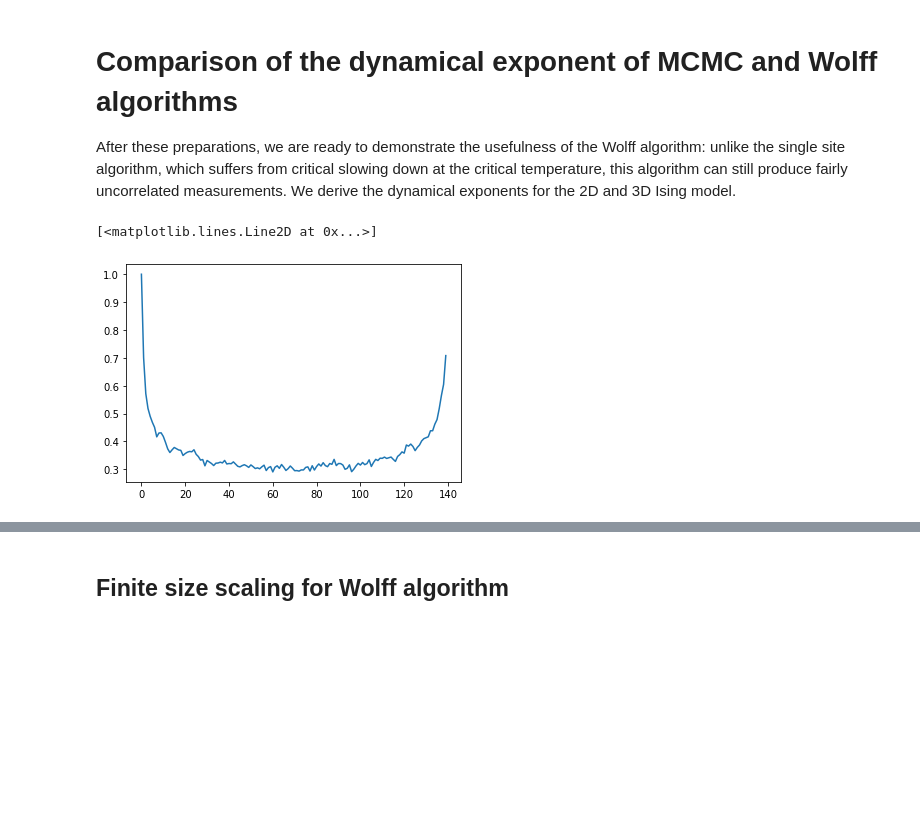
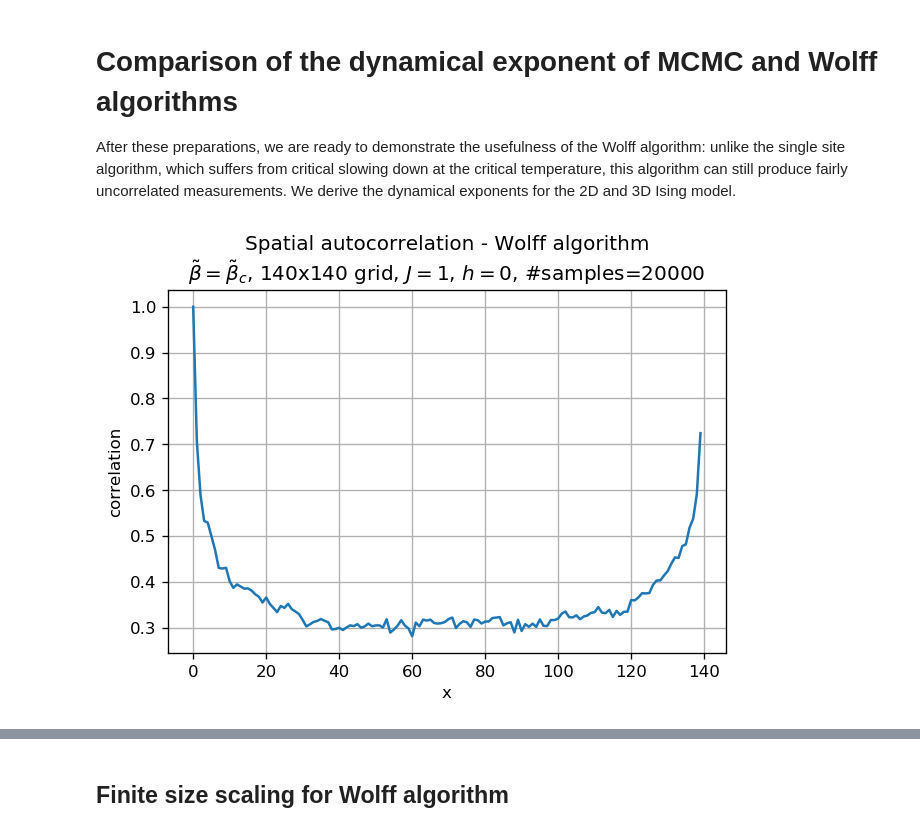
Before and after one commit to juhdanad/computational-physics-project-bonn-2021, a Jupyter notebook: subproject-mcmc-wolff-speed-comparison.ipynb, the cells around one changed output, grey strips where cells are left out. Drawn from its saved outputs; the diff is of its cells as text; code cells hidden in the pictures; blank space fills up the shorter version.

```diff
--- a/subproject-mcmc-wolff-speed-comparison.ipynb
+++ b/subproject-mcmc-wolff-speed-comparison.ipynb
@@ -25,8 +24,3 @@ def acorr(j,beta,L,warm,meas):
         else:
             acc-=arr[:,0]
     return np.array(acc[0,:]/meas)
-# %%
-plt.plot(acorr(1,beta_c,140,6000,20000))
-# %% [output]
-[<matplotlib.lines.Line2D at 0x...>]
-[figure, removed]
@@ -35,3 +33,13 @@ spin_autocorr=acorr(1,beta_c,140,6000,20000)
+# %%
+fig_wolff_acorr, ax=plt.subplots(1,1,dpi=120)
+ax.plot(spin_autocorr)
+ax.set_title(f'Spatial autocorrelation - Wolff algorithm\n'+r'$\tilde\beta=\tilde\beta_c$'+f', {L}x{L} grid, $J={j}$, $h=0$, #samples={num_meas}')
+ax.set_xlabel(r'x')
+ax.set_ylabel(r'correlation')
+ax.grid()
+fig_wolff_acorr.savefig('images/critical-wolff-spatial.png')
+# %% [output]
+[figure, added]
 # %%
 plt.plot(spin_autocorr[:10])
 # %% [output]
```
Also changed, not shown: parts of 52 cells of this notebook, 43 other files.
